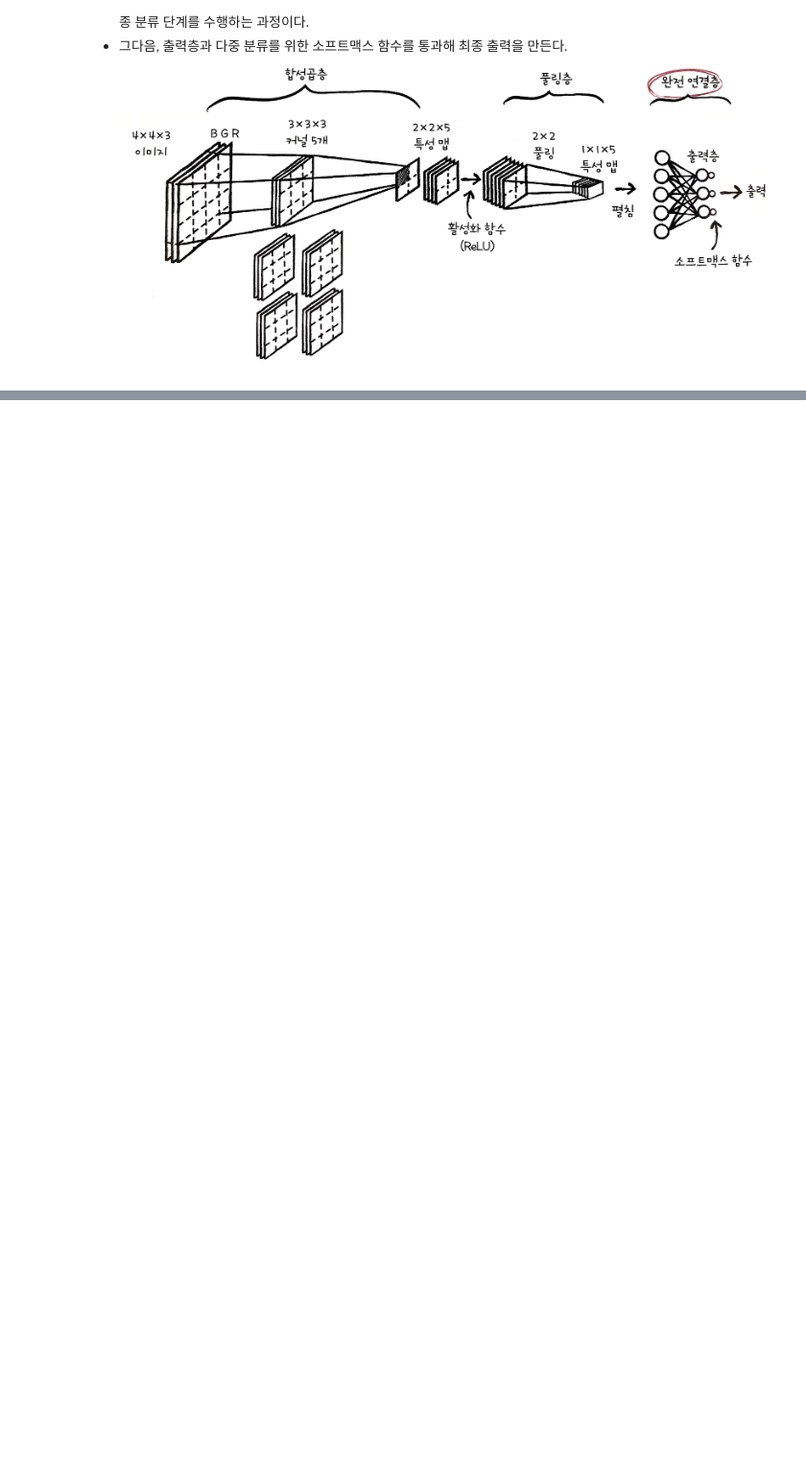
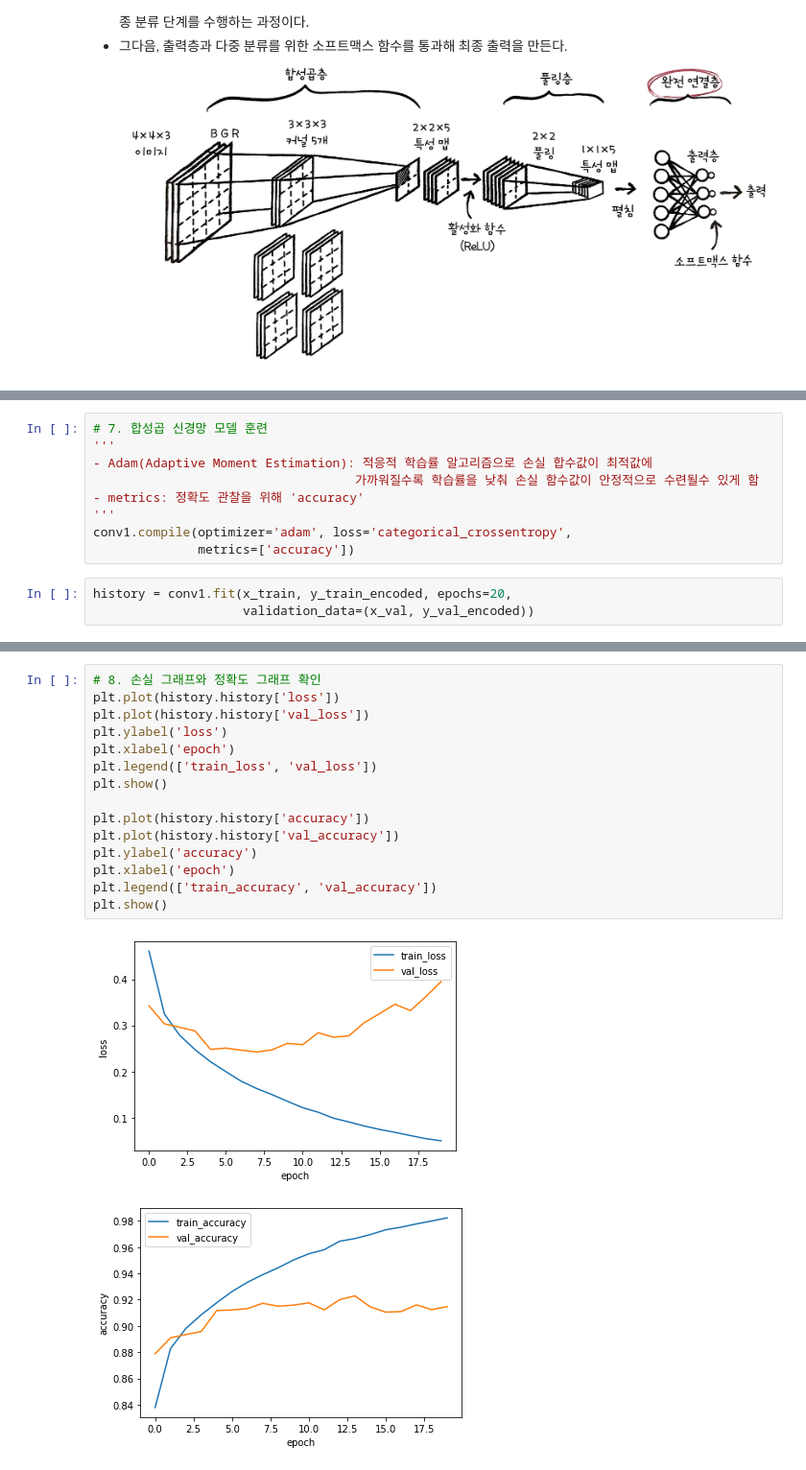
Before and after one commit to DDoeuiGongju/DoItDeeplearning, a Jupyter notebook: 08_합성곱_신경망.ipynb, the cells around one changed output, grey strips where cells are left out. Shown at 96% size. Cells and saved outputs as stored; diff of their text form; blank space fills up the shorter version.

```diff
--- a/08_합성곱_신경망.ipynb
+++ b/08_합성곱_신경망.ipynb
@@ -195,0 +460,12 @@ array([[ 6.,  8.],
+# %%
+# 7. 합성곱 신경망 모델 훈련
+'''
+- Adam(Adaptive Moment Estimation): 적응적 학습률 알고리즘으로 손실 합수값이 최적값에
+                                   가까워질수록 학습률을 낮춰 손실 함수값이 안정적으로 수련될수 있게 함
+- metrics: 정확도 관찰을 위해 'accuracy'
+'''
+conv1.compile(optimizer='adam', loss='categorical_crossentropy',
+              metrics=['accuracy'])
+# %%
+history = conv1.fit(x_train, y_train_encoded, epochs=20,
+                    validation_data=(x_val, y_val_encoded))
@@ -195,0 +490,18 @@ array([[ 6.,  8.],
+# %%
+# 8. 손실 그래프와 정확도 그래프 확인
+plt.plot(history.history['loss'])
+plt.plot(history.history['val_loss'])
+plt.ylabel('loss')
+plt.xlabel('epoch')
+plt.legend(['train_loss', 'val_loss'])
+plt.show()
+
+plt.plot(history.history['accuracy'])
+plt.plot(history.history['val_accuracy'])
+plt.ylabel('accuracy')
+plt.xlabel('epoch')
+plt.legend(['train_accuracy', 'val_accuracy'])
+plt.show()
+# %% [output]
+[figure, added]
+[figure, added]
```
Also changed, not shown: parts of 16 cells of this notebook.
